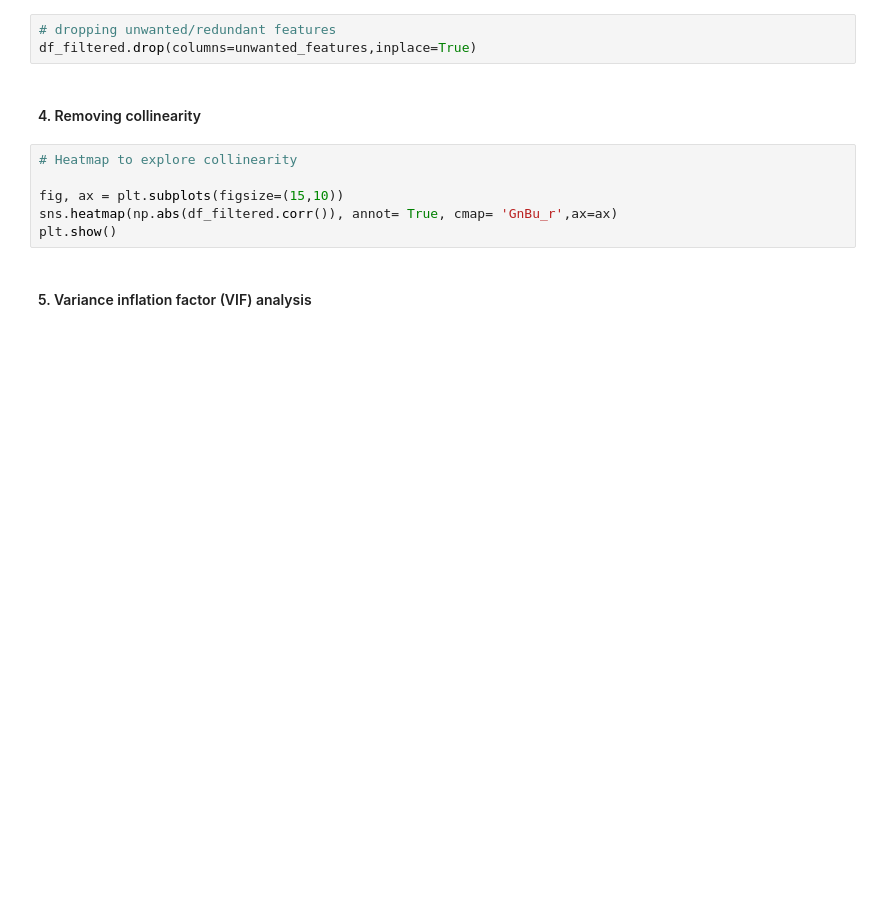
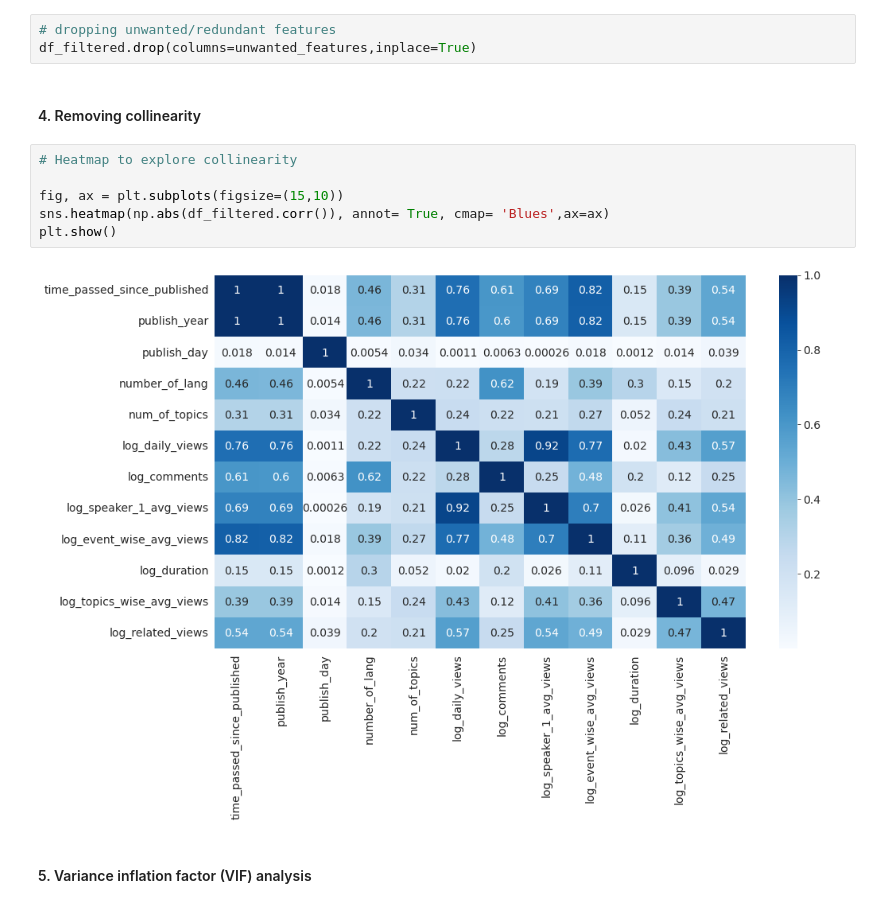
Before and after one commit to rajathAgalkote/TedTalksViewsPrediction_MLRegression, a Jupyter notebook: TED_Talks_Prediction_Regression_ML.ipynb, the cells around one changed output. Cells and saved outputs as stored; diff of their text form; blank space fills up the shorter version.

```diff
--- a/TED_Talks_Prediction_Regression_ML.ipynb
+++ b/TED_Talks_Prediction_Regression_ML.ipynb
@@ -1240,9 +1260,11 @@ df_filtered.drop(columns=unwanted_features,inplace=True)
 # %%
 # Heatmap to explore collinearity
 
 fig, ax = plt.subplots(figsize=(15,10))
-sns.heatmap(np.abs(df_filtered.corr()), annot= True, cmap= 'GnBu_r',ax=ax)
+sns.heatmap(np.abs(df_filtered.corr()), annot= True, cmap= 'Blues',ax=ax)
 plt.show()
+# %% [output]
+[figure, added]
 # %% [markdown]
 #### 5. Variance inflation factor (VIF) analysis
 # %%
```
Also changed, not shown: parts of 119 cells of this notebook.
